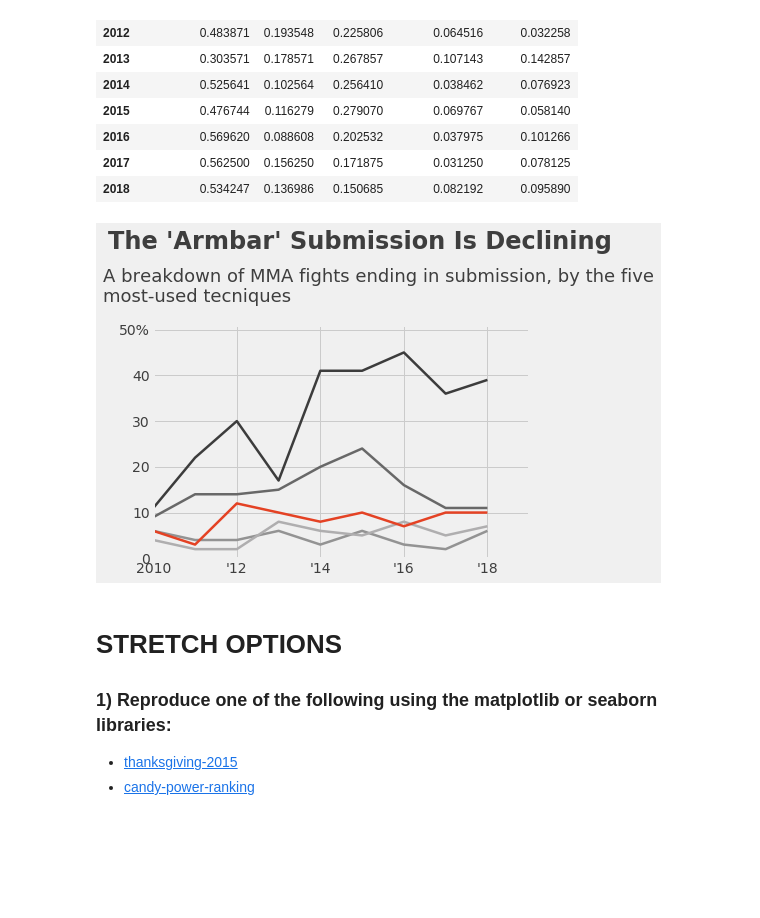
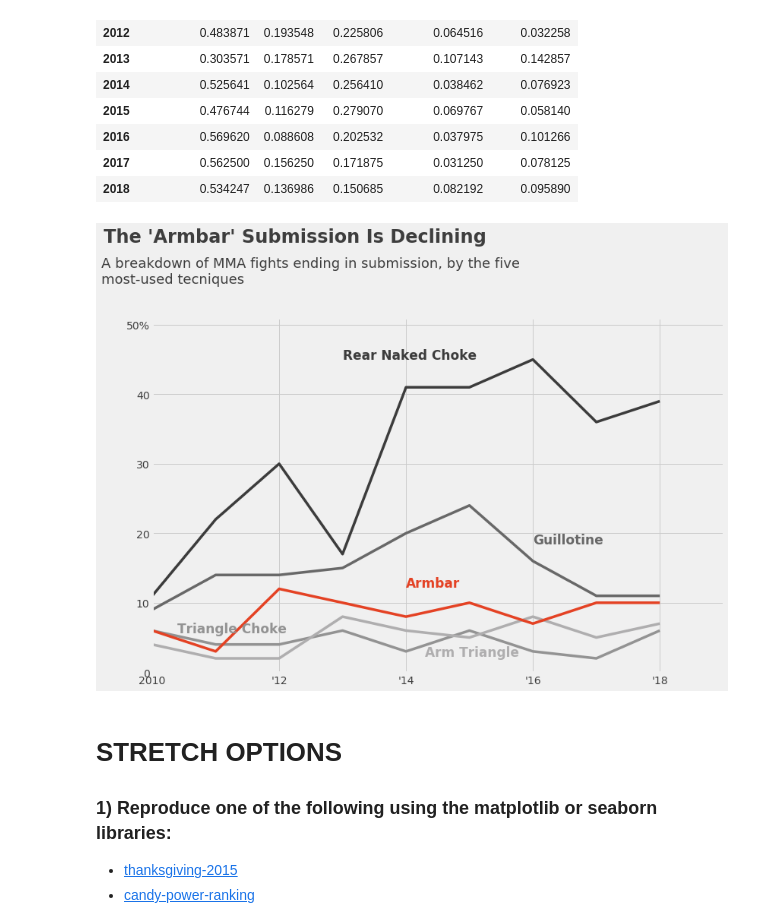
Before and after one commit to ekoly/DS-Unit-1-Sprint-1-Data-Wrangling-and-Storytelling, a Jupyter notebook: module4-make-explanatory-visualizations/LS_DS_114_Make_Explanatory_Visualizations_Assignment.ipynb, the cells around one changed output. Saved outputs shown, nothing was run; the diff lists cells and outputs as text; code cells hidden in the pictures; blank space fills up the shorter version.

```diff
--- a/module4-make-explanatory-visualizations/LS_DS_114_Make_Explanatory_Visualizations_Assignment.ipynb
+++ b/module4-make-explanatory-visualizations/LS_DS_114_Make_Explanatory_Visualizations_Assignment.ipynb
@@ -130,32 +130,43 @@ df.div(df.sum(axis=1), axis=0)
 # %%
 
 plt.style.use('fivethirtyeight')
 
 fig, ax = plt.subplots()
 
+fig.set_figheight(8)
+fig.set_figwidth(12)
+
 ax.set_ylim(bottom=0, top=51)
 ax.set_xlim(left=2010, right=2019)
 
-ax.plot(df.index, df[["Rear Naked Choke"]], color="#3C3C3C", linewidth=2.5)
-ax.plot(df.index, df[["Guillotine"]], color="#686868", linewidth=2.5)
-ax.plot(df.index, df[["Triangle Choke"]], color="#939393", linewidth=2.5)
-ax.plot(df.index, df[["Arm Triangle"]], color="#AFAEAF", linewidth=2.5)
-ax.plot(df.index, df[["Armbar"]], color="#E44224", linewidth=2.5)
+ax.plot(df.index, df[["Rear Naked Choke"]], color="#3C3C3C", linewidth=3.5)
+ax.plot(df.index, df[["Guillotine"]], color="#686868", linewidth=3.5)
+ax.plot(df.index, df[["Triangle Choke"]], color="#939393", linewidth=3.5)
+ax.plot(df.index, df[["Arm Triangle"]], color="#AFAEAF", linewidth=3.5)
+ax.plot(df.index, df[["Armbar"]], color="#E44224", linewidth=3.5)
 
-ax.set_title("The 'Armbar' Submission Is Declining", x=.55, y=1.3, fontsize=24, fontweight=900, color="#3E3E3E")
+ax.set_title("The 'Armbar' Submission Is Declining", x=.25, y=1.2, fontsize=24, fontweight=900, color="#3E3E3E")
 #ax.text(s="A breakdown of MMA fights ending in submission, by the five most-used techniques", x=-2, y=41, fontsize=16)
 
 ax.set_ylabel("")
 ax.set_xlabel("")
 
-ax.text(2008.8, 56, "A breakdown of MMA fights ending in submission, by the five\nmost-used tecniques", fontsize=18, color="#3E3E3E")
+ax.text(2009.2, 56, "A breakdown of MMA fights ending in submission, by the five\nmost-used tecniques", fontsize=18, color="#3E3E3E")
+
+ax.text(2013, 45.0, "Rear Naked Choke", color="#3C3C3C", fontweight=850, fontsize=17)
+ax.text(2016, 18.5, "Guillotine", color="#686868", fontweight=850, fontsize=17)
+ax.text(2010.4, 5.7, "Triangle Choke", color="#939393", fontweight=850, fontsize=17)
+ax.text(2014.3, 2.3, "Arm Triangle", color="#AFAEAF", fontweight=850, fontsize=17)
+ax.text(2014, 12.2, "Armbar", color="#E44224", fontweight=850, fontsize=17)
+
+ax.set_xticks(range(2010, 2019, 2))
 
 ax.set_yticklabels(["0", "10", "20", "30", "40", "50%"], color="#3E3E3E")
 ax.set_xticklabels(["2010", "'12", "'14", "'16", "'18"], color="#3E3E3E")
 
 fig.show()
 # %% [output]
-[figure, old version]
+[figure, new version]
 # %% [markdown]
 # STRETCH OPTIONS
 
```
